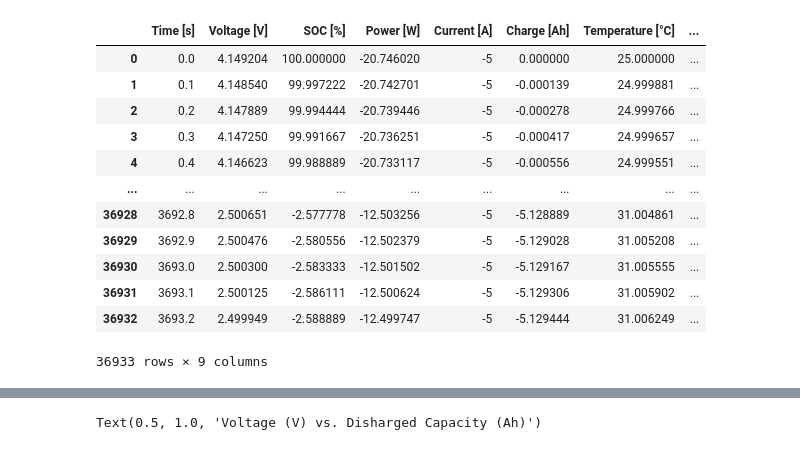
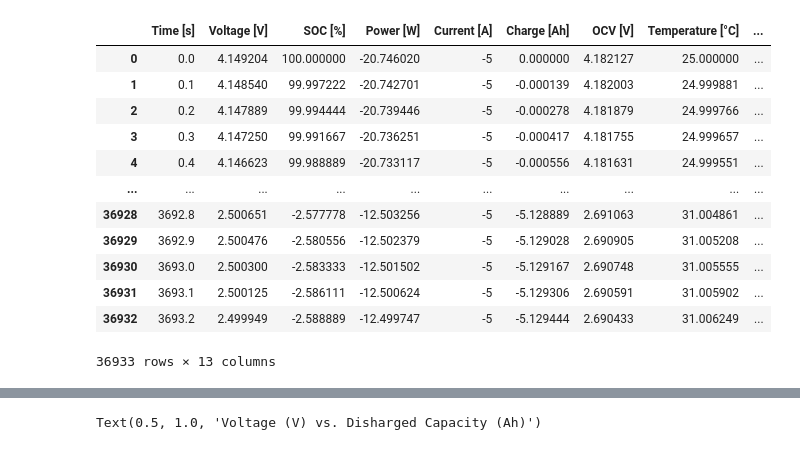
Before and after one commit to terps-racing-ev/HVC-Firmware, a Jupyter notebook: tools/rs50_data_viewing.ipynb, the cells around one changed output, grey strips where cells are left out. Saved outputs shown, nothing was run; the diff lists cells and outputs as text; code cells hidden in the pictures.

```diff
--- a/tools/rs50_data_viewing.ipynb
+++ b/tools/rs50_data_viewing.ipynb
@@ -4,19 +5,20 @@ import matplotlib as plt
 # %%
 rs50_data = pd.read_csv("Reliance_RS50.csv", skiprows=1)
+rs50_data_ocv = pd.read_csv("Reliance_RS50_OCV.csv", skiprows=1)
 # %%
-rs50_data
+rs50_data_ocv
 # %% [output]
-|  | Time [s] | Voltage [V] | SOC [%] | Power [W] | Current [A] | Charge [Ah] | Temperature [°C] | ... |
-| 0 | 0.0 | 4.149204 | 100.000000 | -20.746020 | -5 | 0.000000 | 25.000000 | ... |
-| 1 | 0.1 | 4.148540 | 99.997222 | -20.742701 | -5 | -0.000139 | 24.999881 | ... |
-| 2 | 0.2 | 4.147889 | 99.994444 | -20.739446 | -5 | -0.000278 | 24.999766 | ... |
-| 3 | 0.3 | 4.147250 | 99.991667 | -20.736251 | -5 | -0.000417 | 24.999657 | ... |
-| 4 | 0.4 | 4.146623 | 99.988889 | -20.733117 | -5 | -0.000556 | 24.999551 | ... |
-| ... | ... | ... | ... | ... | ... | ... | ... | ... |
-| 36928 | 3692.8 | 2.500651 | -2.577778 | -12.503256 | -5 | -5.128889 | 31.004861 | ... |
-| 36929 | 3692.9 | 2.500476 | -2.580556 | -12.502379 | -5 | -5.129028 | 31.005208 | ... |
-| 36930 | 3693.0 | 2.500300 | -2.583333 | -12.501502 | -5 | -5.129167 | 31.005555 | ... |
-| 36931 | 3693.1 | 2.500125 | -2.586111 | -12.500624 | -5 | -5.129306 | 31.005902 | ... |
-| 36932 | 3693.2 | 2.499949 | -2.588889 | -12.499747 | -5 | -5.129444 | 31.006249 | ... |
+|  | Time [s] | Voltage [V] | SOC [%] | Power [W] | Current [A] | Charge [Ah] | OCV [V] | Temperature [°C] | ... |
+| 0 | 0.0 | 4.149204 | 100.000000 | -20.746020 | -5 | 0.000000 | 4.182127 | 25.000000 | ... |
+| 1 | 0.1 | 4.148540 | 99.997222 | -20.742701 | -5 | -0.000139 | 4.182003 | 24.999881 | ... |
+| 2 | 0.2 | 4.147889 | 99.994444 | -20.739446 | -5 | -0.000278 | 4.181879 | 24.999766 | ... |
+| 3 | 0.3 | 4.147250 | 99.991667 | -20.736251 | -5 | -0.000417 | 4.181755 | 24.999657 | ... |
+| 4 | 0.4 | 4.146623 | 99.988889 | -20.733117 | -5 | -0.000556 | 4.181631 | 24.999551 | ... |
+| ... | ... | ... | ... | ... | ... | ... | ... | ... | ... |
+| 36928 | 3692.8 | 2.500651 | -2.577778 | -12.503256 | -5 | -5.128889 | 2.691063 | 31.004861 | ... |
+| 36929 | 3692.9 | 2.500476 | -2.580556 | -12.502379 | -5 | -5.129028 | 2.690905 | 31.005208 | ... |
+| 36930 | 3693.0 | 2.500300 | -2.583333 | -12.501502 | -5 | -5.129167 | 2.690748 | 31.005555 | ... |
+| 36931 | 3693.1 | 2.500125 | -2.586111 | -12.500624 | -5 | -5.129306 | 2.690591 | 31.005902 | ... |
+| 36932 | 3693.2 | 2.499949 | -2.588889 | -12.499747 | -5 | -5.129444 | 2.690433 | 31.006249 | ... |
-36933 rows × 9 columns
+36933 rows × 13 columns
 # %%
```
Also changed, not shown: parts of 8 cells of this notebook, 25 other files.
